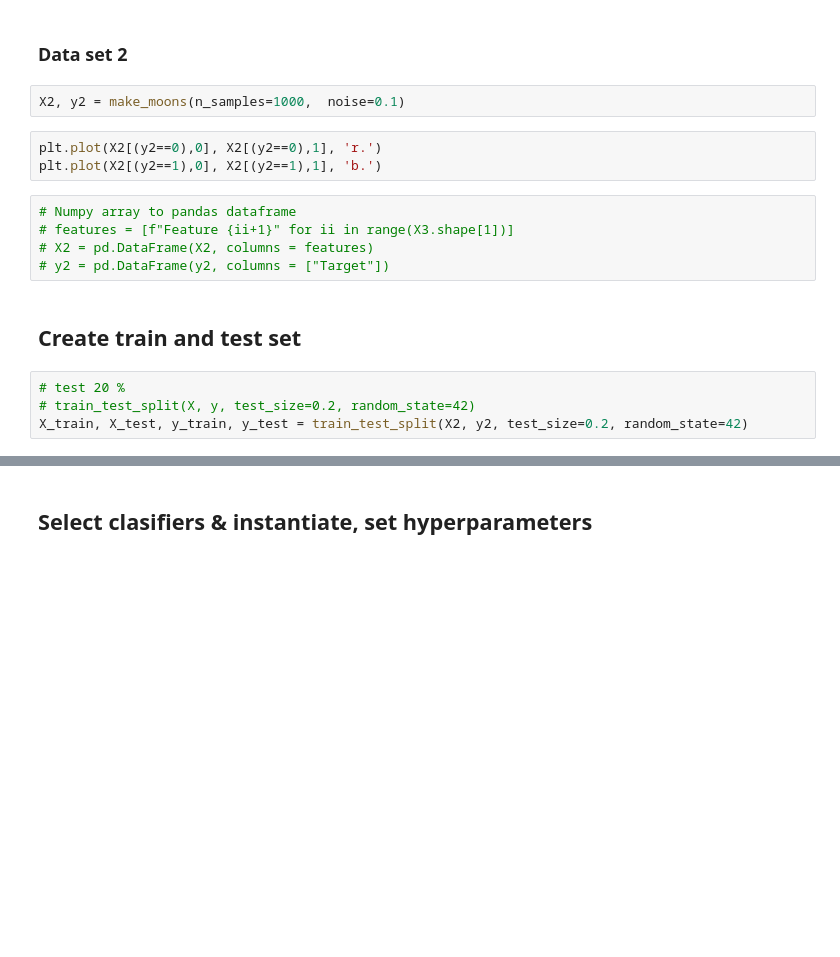
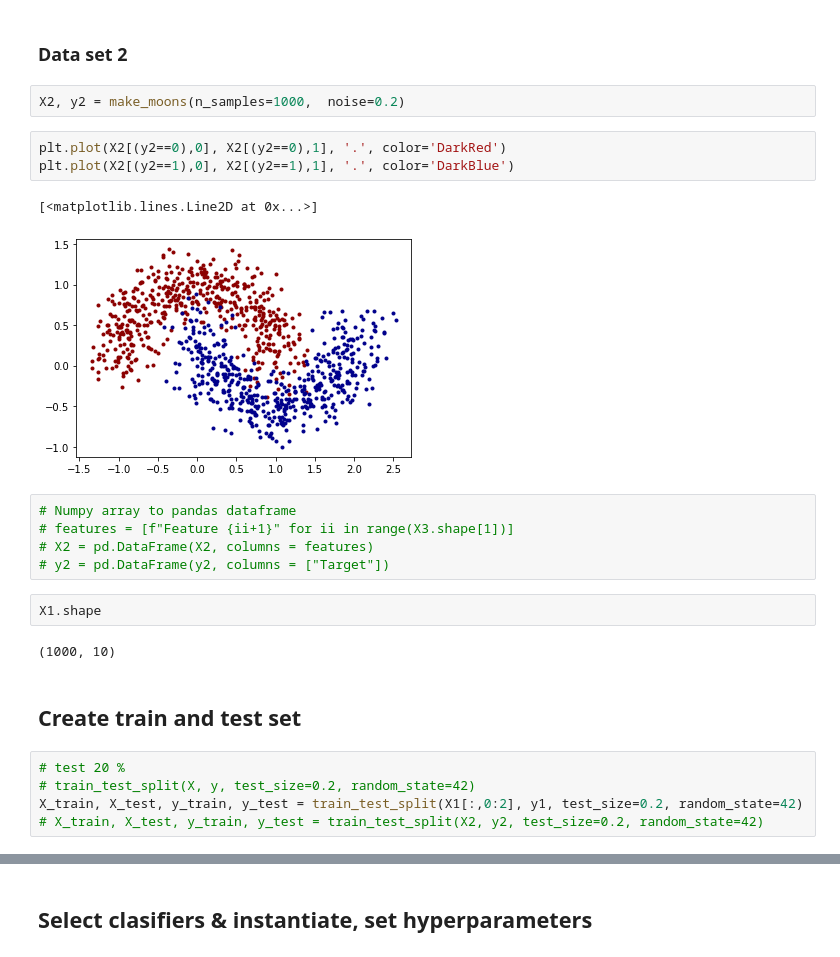
Before and after one commit to suskovajulia/machine_learning_geosciences, a Jupyter notebook: 04_Fundamental_models/04_cls_problems_exercises.ipynb, the cells around one changed output, grey strips where cells are left out. Saved outputs shown, nothing was run; the diff lists cells and outputs as text; blank space fills up the shorter version.

```diff
--- a/04_Fundamental_models/04_cls_problems_exercises.ipynb
+++ b/04_Fundamental_models/04_cls_problems_exercises.ipynb
@@ -71,20 +78,28 @@ y1.shape
 # %% [markdown]
 ### Data set 2
 # %%
-X2, y2 = make_moons(n_samples=1000,  noise=0.1)
+X2, y2 = make_moons(n_samples=1000,  noise=0.2)
 # %%
-plt.plot(X2[(y2==0),0], X2[(y2==0),1], 'r.')
-plt.plot(X2[(y2==1),0], X2[(y2==1),1], 'b.')
+plt.plot(X2[(y2==0),0], X2[(y2==0),1], '.', color='DarkRed')
+plt.plot(X2[(y2==1),0], X2[(y2==1),1], '.', color='DarkBlue')
+# %% [output]
+[<matplotlib.lines.Line2D at 0x...>]
+[figure, added]
 # %%
 # Numpy array to pandas dataframe
 # features = [f"Feature {ii+1}" for ii in range(X3.shape[1])]
 # X2 = pd.DataFrame(X2, columns = features)
 # y2 = pd.DataFrame(y2, columns = ["Target"])
+# %%
+X1.shape
+# %% [output]
+(1000, 10)
 # %% [markdown]
 ## Create train and test set
 # %%
 # test 20 %
 # train_test_split(X, y, test_size=0.2, random_state=42)
-X_train, X_test, y_train, y_test = train_test_split(X2, y2, test_size=0.2, random_state=42)
+X_train, X_test, y_train, y_test = train_test_split(X1[:,0:2], y1, test_size=0.2, random_state=42)
+# X_train, X_test, y_train, y_test = train_test_split(X2, y2, test_size=0.2, random_state=42)
 # %%
 X_train.shape
```
Also changed, not shown: parts of 13 cells of this notebook, 1 other file.
